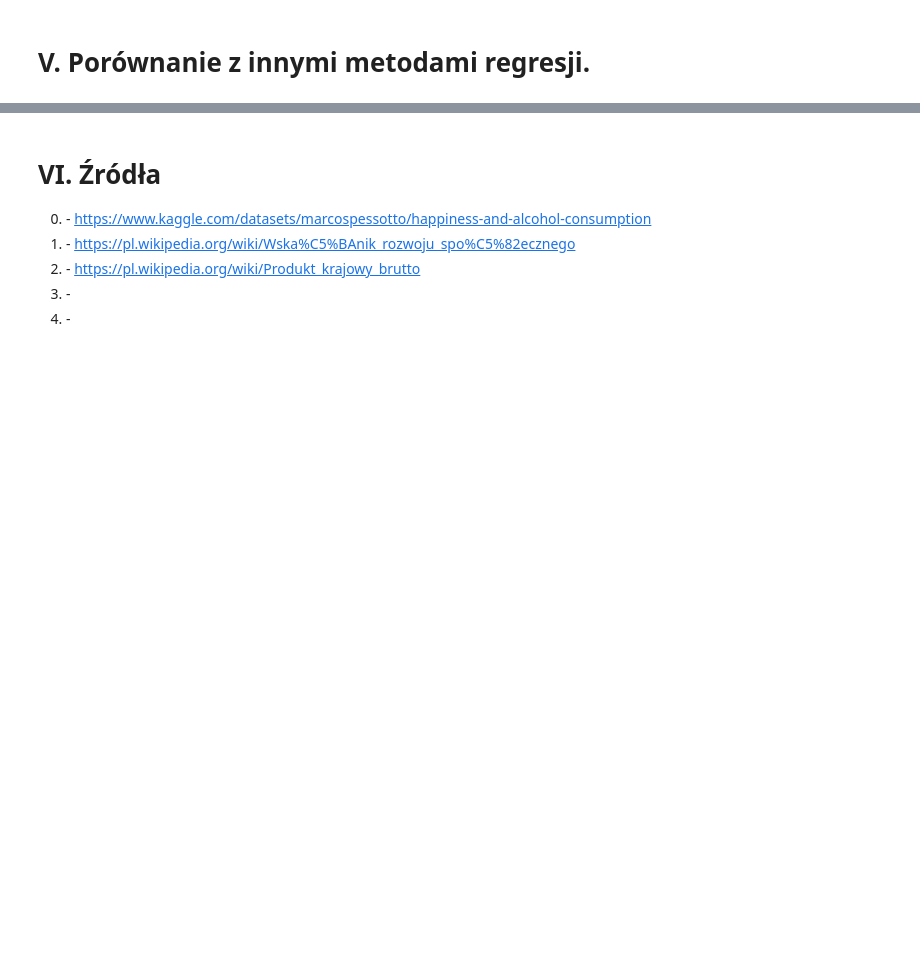
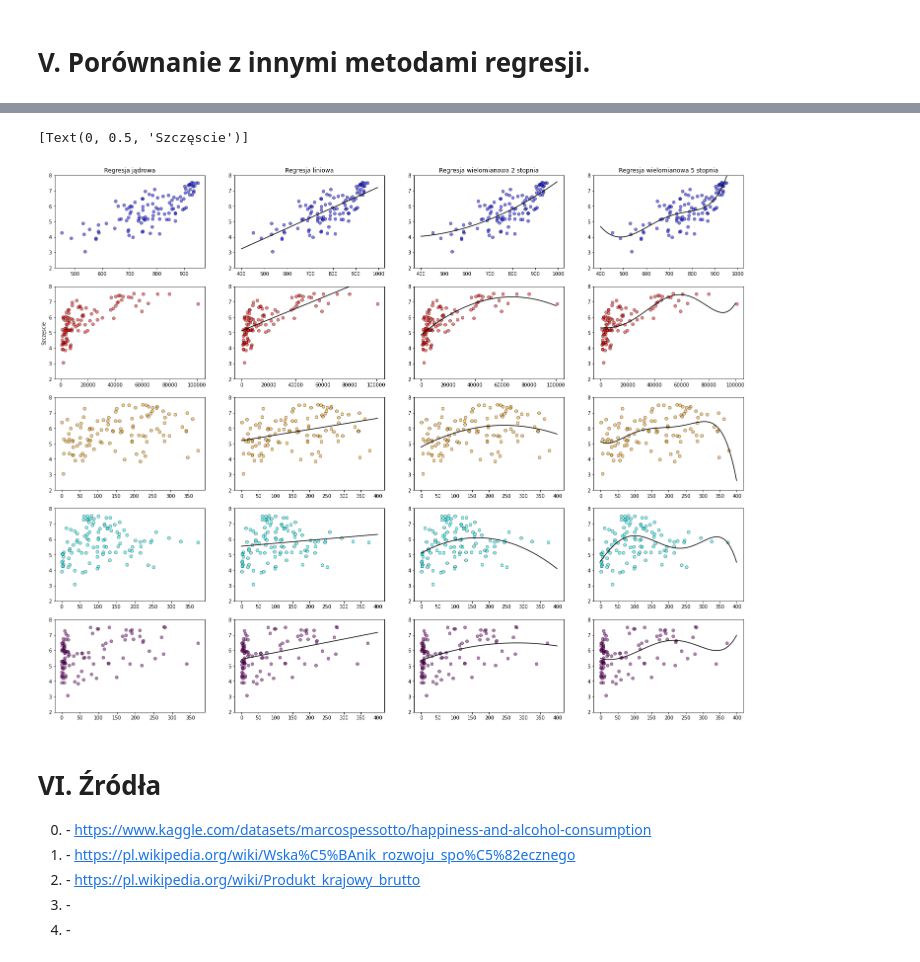
Before and after one commit to ulaniuk/mpsic, a Jupyter notebook: kernel-regression/kernel-regression.ipynb, the cells around one changed output, grey strips where cells are left out. Drawn from its saved outputs; the diff is of its cells as text; code cells hidden in the pictures; blank space fills up the shorter version.

Commit message:
Comparison to other regression methods

```diff
--- a/kernel-regression/kernel-regression.ipynb
+++ b/kernel-regression/kernel-regression.ipynb
@@ -183,0 +181,62 @@ axs.flat[4].set(xlabel='Spożycie wina per capita')
+# %%
+matplotlib.rcParams['figure.figsize'] = [25, 20]
+# %%
+# Tu Porównanie z innymi metodami regresji (wykres + score)
+features = [('HDI', 'blue', np.arange(400, 1000, 5)), ('GDP_PerCapita', 'red', np.arange(0, 100000, 100)), ('Beer_PerCapita', 'orange', np.arange(0, 400, 1)), ('Spirit_PerCapita', 'cyan', np.arange(0, 400, 1)), ('Wine_PerCapita', 'purple', np.arange(0, 400, 1))]
+
+fig, axs = plt.subplots(5, 4)
+
+y = data['HappinessScore'].values
+
+for i, (feature, color, xs) in enumerate(features):
+    X = data[feature].values
+    X = X.reshape(-1, 1)
+
+    # Kernel regression
+    axs[i, 0].scatter(data[feature], data['HappinessScore'], color=color, edgecolor='k', alpha=0.5)
+    axs[i, 0].set_ylim([2, 8])
+
+    # Linear regression
+    X_ = xs
+    poly1 = PolynomialFeatures(degree=1, include_bias=False)
+    poly1_features = poly1.fit_transform(X.reshape(-1, 1))
+    poly1_X = poly1.fit_transform(X_.reshape(-1, 1))
+    poly1_reg_model = LinearRegression()
+    poly1_reg_model.fit(poly1_features, y)
+    poly1_y_predicted = poly1_reg_model.predict(poly1_X)
+    axs[i, 1].scatter(data[feature], data['HappinessScore'], color=color, edgecolor='k', alpha=0.5)
+    axs[i, 1].plot(X_, poly1_y_predicted, color='k')
+    axs[i, 1].set_ylim([2, 8])
+    print(f'{feature} - Regresja liniowa RMSE:', np.sqrt(metrics.mean_squared_error(y, poly1_reg_model.predict(X))))
+
+    # Polynominal regression (2)
+    poly2 = PolynomialFeatures(degree=2, include_bias=False)
+    poly2_features = poly2.fit_transform(X.reshape(-1, 1))
+    poly2_X = poly2.fit_transform(X_.reshape(-1, 1))
+    poly2_reg_model = LinearRegression()
+    poly2_reg_model.fit(poly2_features, y)
+    poly2_y_predicted = poly2_reg_model.predict(poly2_X)
+    axs[i, 2].scatter(data[feature], data['HappinessScore'], color=color, edgecolor='k', alpha=0.5)
+    axs[i, 2].plot(X_, poly2_y_predicted, color='k')
+    axs[i, 2].set_ylim([2, 8])
+    print(f'{feature} - Regresja wielomianowa 2 st. RMSE:', np.sqrt(metrics.mean_squared_error(y, poly2_reg_model.predict(poly2.fit_transform(X.reshape(-1, 1))))))
+
+    # Polynominal regression (5)
+    poly3 = PolynomialFeatures(degree=5, include_bias=False)
+    poly3_features = poly3.fit_transform(X.reshape(-1, 1))
+    poly3_X = poly3.fit_transform(X_.reshape(-1, 1))
+    poly3_reg_model = LinearRegression()
+    poly3_reg_model.fit(poly3_features, y)
+    poly3_y_predicted = poly3_reg_model.predict(poly3_X)
+    axs[i, 3].scatter(data[feature], data['HappinessScore'], color=color, edgecolor='k', alpha=0.5)
+    axs[i, 3].plot(X_, poly3_y_predicted, color='k')
+    axs[i, 3].set_ylim([2, 8])
+    print(f'{feature} - Regresja wielomianowa 5 st. RMSE:', np.sqrt(metrics.mean_squared_error(y, poly3_reg_model.predict(poly3.fit_transform(X.reshape(-1, 1))))))
+    print('')
+
+axs.flat[0].set(title="Regresja jądrowa")
+axs.flat[1].set(title="Regresja liniowa")
+axs.flat[2].set(title="Regresja wielomianowa 2 stopnia")
+axs.flat[3].set(title="Regresja wielomianowa 5 stopnia")
+axs.flat[4].set(ylabel="Szczęscie")
+# %% [output]
@@ -184,3 +262,5 @@ axs.flat[4].set(xlabel='Spożycie wina per capita')
+[Text(0, 0.5, 'Szczęscie')]
+[figure, added]
 # %% [markdown]
 # VI. Źródła
 0. \- https://www.kaggle.com/datasets/marcospessotto/happiness-and-alcohol-consumption
```
Also changed, not shown: parts of 10 cells of this notebook.
